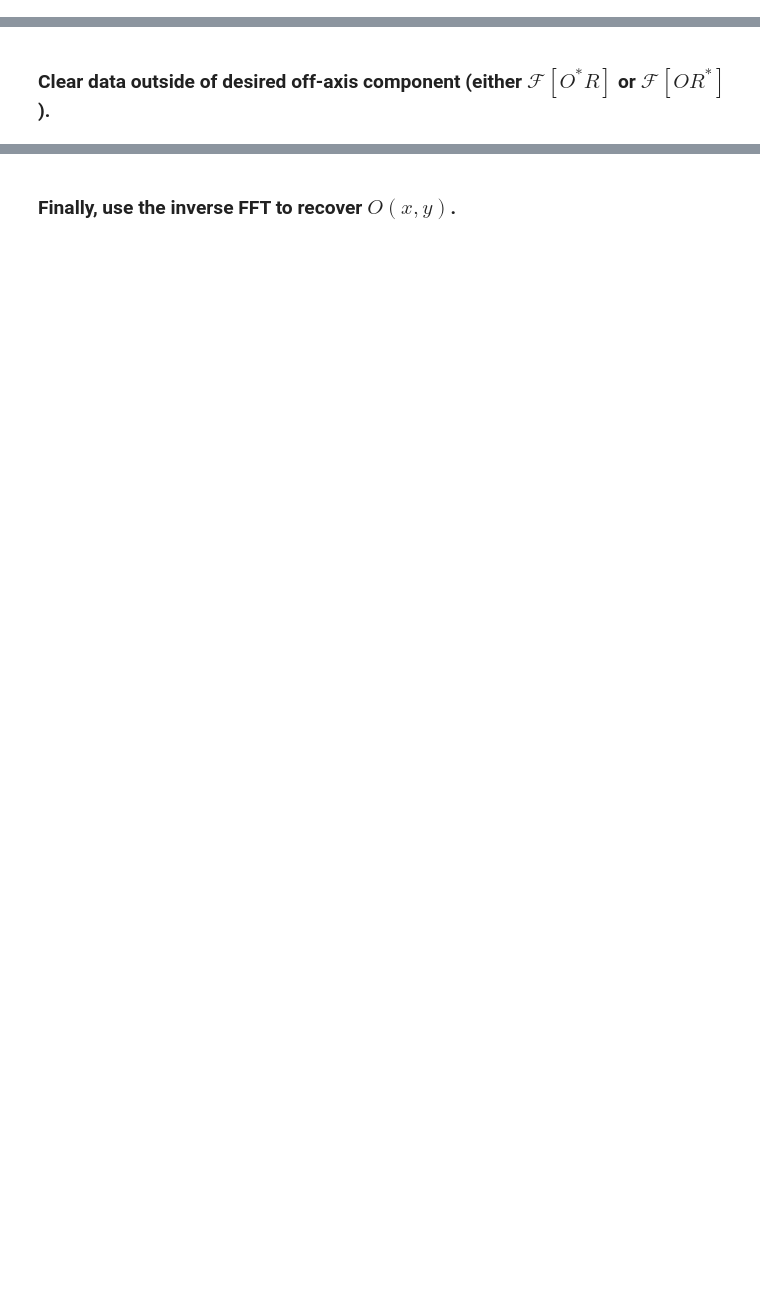
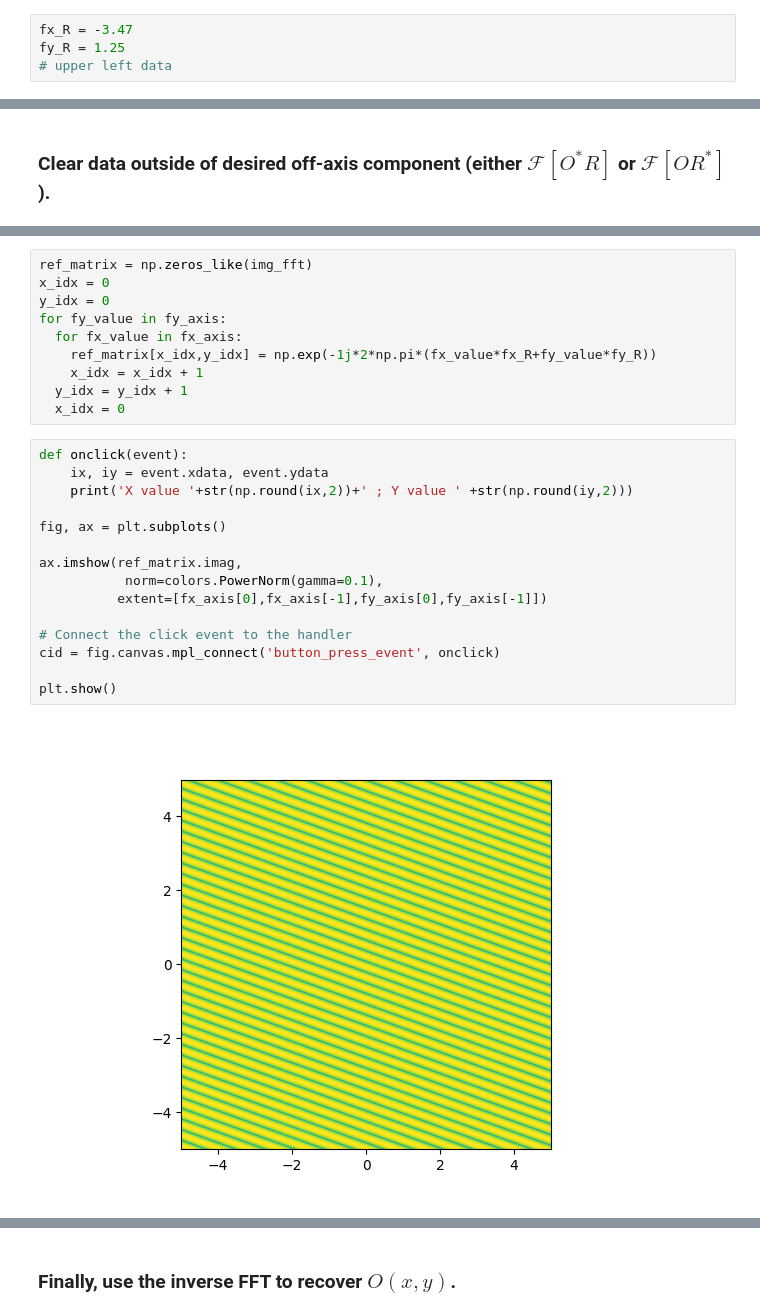
Before and after one commit to dpshepherd/PHY452_F2023, a Jupyter notebook: HW10_off_axis_hologram.ipynb, the cells around one changed output, grey strips where cells are left out. Drawn from its saved outputs; the diff is of its cells as text; blank space fills up the shorter version.

```diff
--- a/HW10_off_axis_hologram.ipynb
+++ b/HW10_off_axis_hologram.ipynb
@@ -164,2 +155,6 @@ array([-5.        , -4.98958333, -4.97916667, -4.96875   , -4.95833333,
 # %% [markdown]
 ### Determine reference beam frequency ($k_R$).
+# %%
+fx_R = -3.47
+fy_R = 1.25
+# upper left data
@@ -169,0 +213,27 @@ array([-5.        , -4.98958333, -4.97916667, -4.96875   , -4.95833333,
+# %%
+ref_matrix = np.zeros_like(img_fft)
+x_idx = 0
+y_idx = 0
+for fy_value in fy_axis:
+  for fx_value in fx_axis:
+    ref_matrix[x_idx,y_idx] = np.exp(-1j*2*np.pi*(fx_value*fx_R+fy_value*fy_R))
+    x_idx = x_idx + 1
+  y_idx = y_idx + 1
+  x_idx = 0
+# %%
+def onclick(event):
+    ix, iy = event.xdata, event.ydata
+    print('X value '+str(np.round(ix,2))+' ; Y value ' +str(np.round(iy,2)))
+
+fig, ax = plt.subplots()
+
+ax.imshow(ref_matrix.imag,
+           norm=colors.PowerNorm(gamma=0.1),
+          extent=[fx_axis[0],fx_axis[-1],fy_axis[0],fy_axis[-1]])
+
+# Connect the click event to the handler
+cid = fig.canvas.mpl_connect('button_press_event', onclick)
+
+plt.show()
+# %% [output]
+[figure, added]
```
Also changed, not shown: parts of 20 cells of this notebook.
